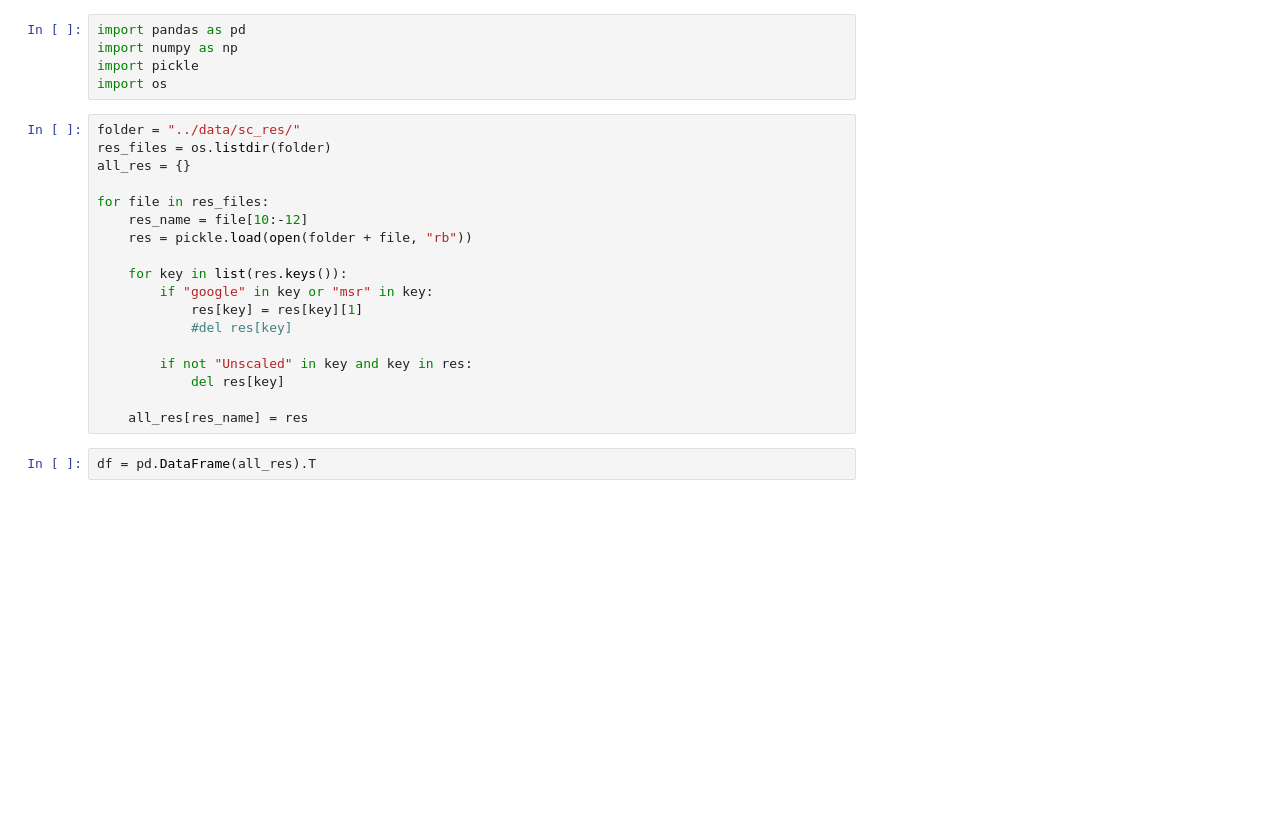
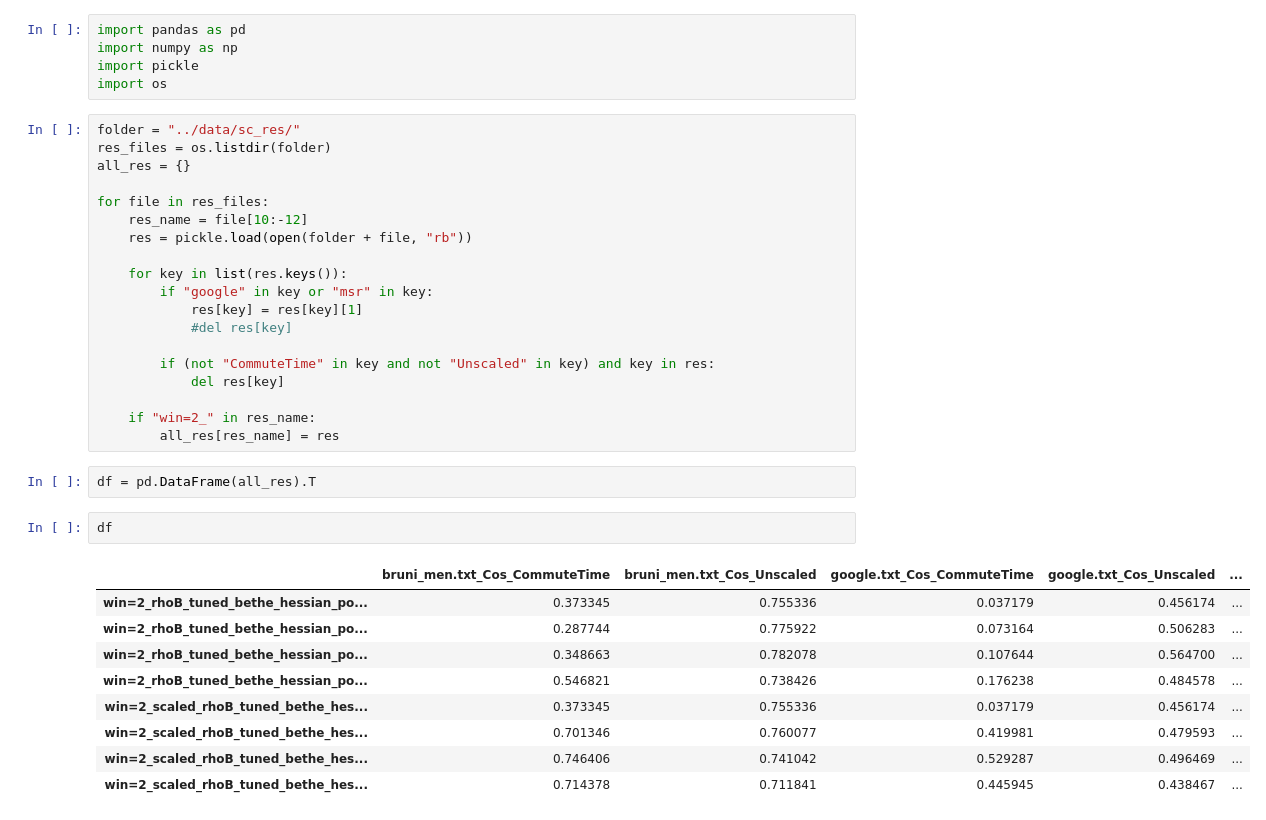
Before and after one commit to Ivanopolo/hyperwords, a Jupyter notebook: hyperwords/analyse_results.ipynb, the cells around one changed output. Drawn from its saved outputs; the diff is of its cells as text; blank space fills up the shorter version.

```diff
--- a/hyperwords/analyse_results.ipynb
+++ b/hyperwords/analyse_results.ipynb
@@ -17,12 +17,25 @@ for file in res_files:
             res[key] = res[key][1]
             #del res[key]
 
-        if not "Unscaled" in key and key in res:
+        if (not "CommuteTime" in key and not "Unscaled" in key) and key in res:
             del res[key]
 
-    all_res[res_name] = res
+    if "win=2_" in res_name:
+        all_res[res_name] = res
 # %%
 df = pd.DataFrame(all_res).T
+# %%
+df
+# %% [output]
+|  | bruni_men.txt_Cos_CommuteTime | bruni_men.txt_Cos_Unscaled | google.txt_Cos_CommuteTime | google.txt_Cos_Unscaled | ... |
+| win=2_rhoB_tuned_bethe_hessian_po... | 0.373345 | 0.755336 | 0.037179 | 0.456174 | ... |
+| win=2_rhoB_tuned_bethe_hessian_po... | 0.287744 | 0.775922 | 0.073164 | 0.506283 | ... |
+| win=2_rhoB_tuned_bethe_hessian_po... | 0.348663 | 0.782078 | 0.107644 | 0.564700 | ... |
+| win=2_rhoB_tuned_bethe_hessian_po... | 0.546821 | 0.738426 | 0.176238 | 0.484578 | ... |
+| win=2_scaled_rhoB_tuned_bethe_hes... | 0.373345 | 0.755336 | 0.037179 | 0.456174 | ... |
+| win=2_scaled_rhoB_tuned_bethe_hes... | 0.701346 | 0.760077 | 0.419981 | 0.479593 | ... |
+| win=2_scaled_rhoB_tuned_bethe_hes... | 0.746406 | 0.741042 | 0.529287 | 0.496469 | ... |
+| win=2_scaled_rhoB_tuned_bethe_hes... | 0.714378 | 0.711841 | 0.445945 | 0.438467 | ... |
 # %%
 ### Best results over every task
 
```
Also changed, not shown: parts of 7 cells of this notebook, 6 other files.
